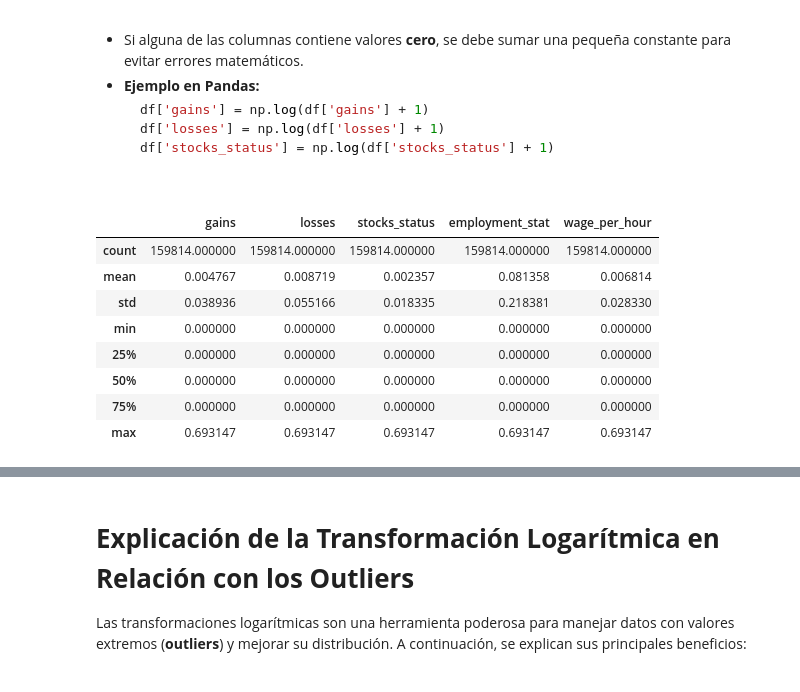
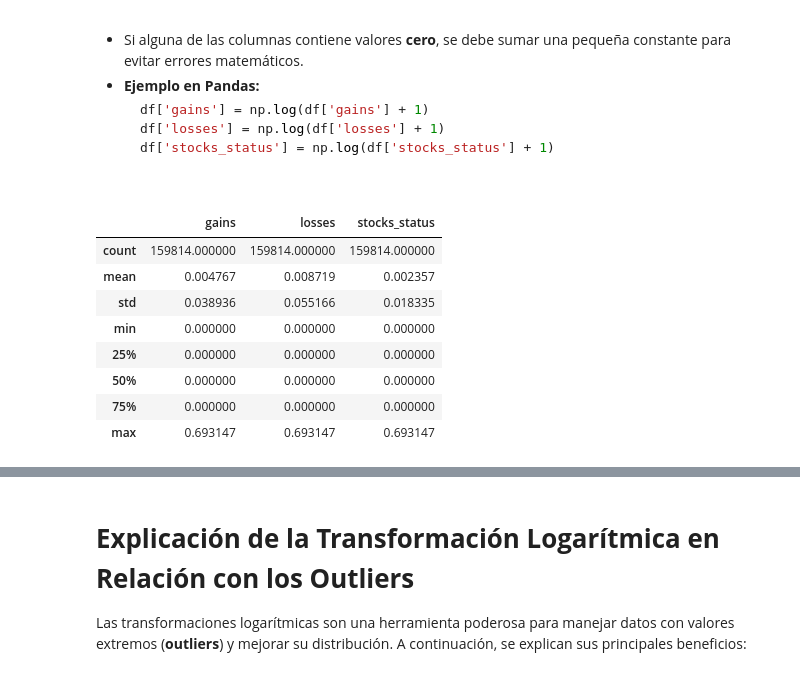
Before and after one commit to Rossjomo/proyecto_final, a Jupyter notebook: 08_matriz_correlacion_outliers.ipynb, the cells around one changed output, grey strips where cells are left out. Drawn from its saved outputs; the diff is of its cells as text; code cells hidden in the pictures.

```diff
--- a/08_matriz_correlacion_outliers.ipynb
+++ b/08_matriz_correlacion_outliers.ipynb
@@ -27,11 +27,5 @@ df_train.head()
 # Primero, seleccionamos las columnas categóricas y aplicamos pd.get_dummies()
 
 # Identificar columnas categóricas
-columnas_categoricas = [
-    'gender', 'education',
-    'marital_status', 'race', 'is_hispanic', 'employment_commitment',
-     'industry_code_main', 'household_stat',
-    'tax_status', 'citizenship', 'country_of_birth_own',
-    'migration_code_change_in_msa', 'migration_code_change_in_reg',
-    'income_above_limit'
-]
+df_categorical = df_train.select_dtypes(exclude=[np.number])
+df_categorical.columns
@@ -67,11 +67,11 @@ def agrupar_categorias(df_train, columna, umbral=0.05):
     return df_train
 
 # Aplicar esta función a cada columna categórica
-for columna in columnas_categoricas:
+for columna in df_categorical:
     df_train = agrupar_categorias(df_train, columna)
 
 # Luego, aplicamos pd.get_dummies()
-df_preparado = pd.get_dummies(df_train, columns=columnas_categoricas, drop_first=True)
+df_preparado = pd.get_dummies(df_train, columns=df_categorical.columns, drop_first=True)
 
 # Ahora podemos calcular y visualizar la matriz de correlación
 matriz_correlacion = df_preparado.corr()
@@ -142,13 +142,16 @@ Estas relaciones son importantes para el análisis de hogares y grupos de edad.
 ### Matriz de correlación de variables numéricas
 # %%
 
-# Crear un DataFrame solo con las columnas numéricas
+# Crear un DataFrame solo con las columnas numérica
+"""
 columnas_numericas = [
-    'age', 'employment_stat', 'wage_per_hour', 'working_week_per_year',
-    'occupation_code', 'total_employed', 'gains', 'losses', 'stocks_status'
+    'age', 'working_week_per_year',
+    'occupation_code', 'total_employed', 'gains', 'stocks_status'
 ]
 
 df_numerico = df_train[columnas_numericas]
+"""
+df_numerico = df_train.select_dtypes(include=[np.number])
 
 # Calcular la matriz de correlación
 matriz_correlacion = df_numerico.corr()
@@ -206,9 +209,7 @@ plt.show()
 #Crear boxplots para visualizar los outliers en las columnas numéricas
 # Filtrar columnas numéricas
 
-numeric_columns = df_train.select_dtypes(include=['float64', 'int64']).columns
-
-for col in numeric_columns:
+for col in df_numerico:
     plt.figure(figsize=(8, 4))
     plt.boxplot(df_train[col].dropna(), vert=False)
     plt.title(f'Boxplot de {col}')
@@ -247,32 +248,32 @@ En algunas columnas como `employment_stat`, `wage_per_hour`, `gains`, `losses` y
   df['losses'] = np.log(df['losses'] + 1)
   df['stocks_status'] = np.log(df['stocks_status'] + 1)
 # %%
-df_transformed = df_train.copy()
+df_transformed = df_preparado.copy()
 
 # Seleccionar las columnas donde aplicar la transformación logarítmica
-columns_to_transform = ['gains', 'losses', 'stocks_status','employment_stat','wage_per_hour']
+columns_to_transform = ['gains', 'losses', 'stocks_status']
 
 # Agregar una constante y aplicar la transformación logarítmica
 for col in columns_to_transform:
     if (df_transformed[col] <= 0).any():
         # Si hay ceros o negativos, agregar una constante pequeña
         df_transformed[col] = np.log(df_transformed[col] + 1)
     else:
         # Aplicar logaritmo directamente
         df_transformed[col] = np.log(df_transformed[col])
 
 # Verificar los resultados
 df_transformed[columns_to_transform].describe()
 # %% [output]
-|  | gains | losses | stocks_status | employment_stat | wage_per_hour |
-| count | 159814.000000 | 159814.000000 | 159814.000000 | 159814.000000 | 159814.000000 |
-| mean | 0.004767 | 0.008719 | 0.002357 | 0.081358 | 0.006814 |
-| std | 0.038936 | 0.055166 | 0.018335 | 0.218381 | 0.028330 |
-| min | 0.000000 | 0.000000 | 0.000000 | 0.000000 | 0.000000 |
-| 25% | 0.000000 | 0.000000 | 0.000000 | 0.000000 | 0.000000 |
-| 50% | 0.000000 | 0.000000 | 0.000000 | 0.000000 | 0.000000 |
-| 75% | 0.000000 | 0.000000 | 0.000000 | 0.000000 | 0.000000 |
-| max | 0.693147 | 0.693147 | 0.693147 | 0.693147 | 0.693147 |
+|  | gains | losses | stocks_status |
+| count | 159814.000000 | 159814.000000 | 159814.000000 |
+| mean | 0.004767 | 0.008719 | 0.002357 |
+| std | 0.038936 | 0.055166 | 0.018335 |
+| min | 0.000000 | 0.000000 | 0.000000 |
+| 25% | 0.000000 | 0.000000 | 0.000000 |
+| 50% | 0.000000 | 0.000000 | 0.000000 |
+| 75% | 0.000000 | 0.000000 | 0.000000 |
+| max | 0.693147 | 0.693147 | 0.693147 |
 # %%
 # Generar boxplots para comparar las distribuciones después de la transformación
 for col in columns_to_transform:
```
Also changed, not shown: parts of 6 cells of this notebook, 2 other files.
